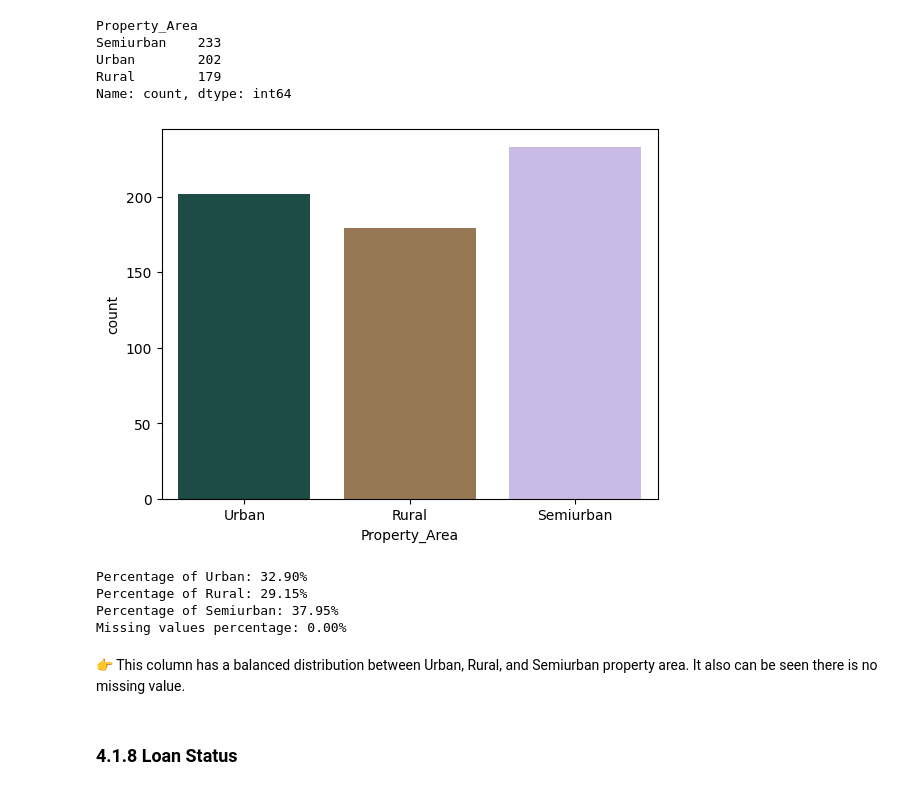
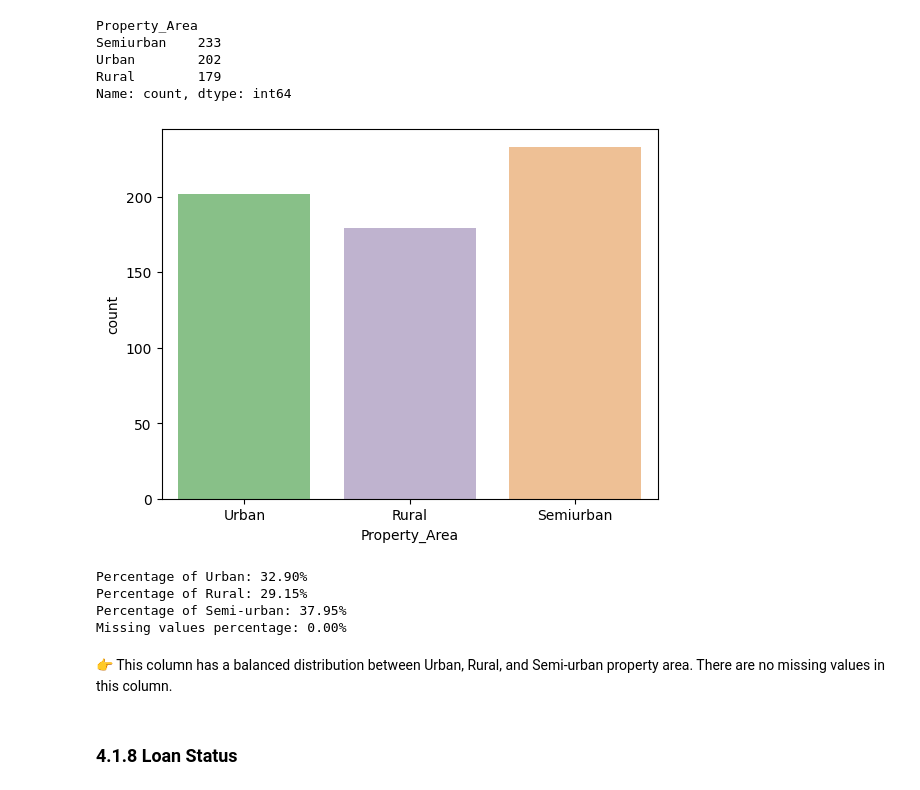
Before and after one commit to trg-pauline/loan-prediction, a Jupyter notebook: notebook/loan-prediction-w-various-ml-models.ipynb, the cells around one changed output. Saved outputs shown, nothing was run; the diff lists cells and outputs as text; code cells hidden in the pictures.

```diff
--- a/notebook/loan-prediction-w-various-ml-models.ipynb
+++ b/notebook/loan-prediction-w-various-ml-models.ipynb
@@ -371,10 +363,10 @@ Urban        202
 Rural        179
 Name: count, dtype: int64
 # %%
-sns.countplot(x="Property_Area", data=df, palette="cubehelix", hue="Property_Area", legend=False)
+sns.countplot(x="Property_Area", data=df, palette="Accent", hue="Property_Area", legend=False)
 plt.show()
 # %% [output]
-[figure, old version]
+[figure, new version]
 # %%
 countUrban = len(df[df.Property_Area == 'Urban'])
 countRural = len(df[df.Property_Area == 'Rural'])
@@ -383,15 +375,15 @@ countNull = len(df[df.Property_Area.isnull()])
 
 print("Percentage of Urban: {:.2f}%".format((countUrban / (len(df.Property_Area))*100)))
 print("Percentage of Rural: {:.2f}%".format((countRural / (len(df.Property_Area))*100)))
-print("Percentage of Semiurban: {:.2f}%".format((countSemiurban / (len(df.Property_Area))*100)))
+print("Percentage of Semi-urban: {:.2f}%".format((countSemiurban / (len(df.Property_Area))*100)))
 print("Missing values percentage: {:.2f}%".format((countNull / (len(df.Property_Area))*100)))
 # %% [output]
 Percentage of Urban: 32.90%
 Percentage of Rural: 29.15%
-Percentage of Semiurban: 37.95%
+Percentage of Semi-urban: 37.95%
 Missing values percentage: 0.00%
 # %% [markdown]
-👉 This column has a balanced distribution between Urban, Rural, and Semiurban property area. It also can be seen there is no missing value.
+👉 This column has a balanced distribution between Urban, Rural, and Semi-urban property area. There are no missing values in this column.
 # %% [markdown]
 ### 4.1.8 Loan Status
 # %%
```
Also changed, not shown: parts of 146 cells of this notebook.
